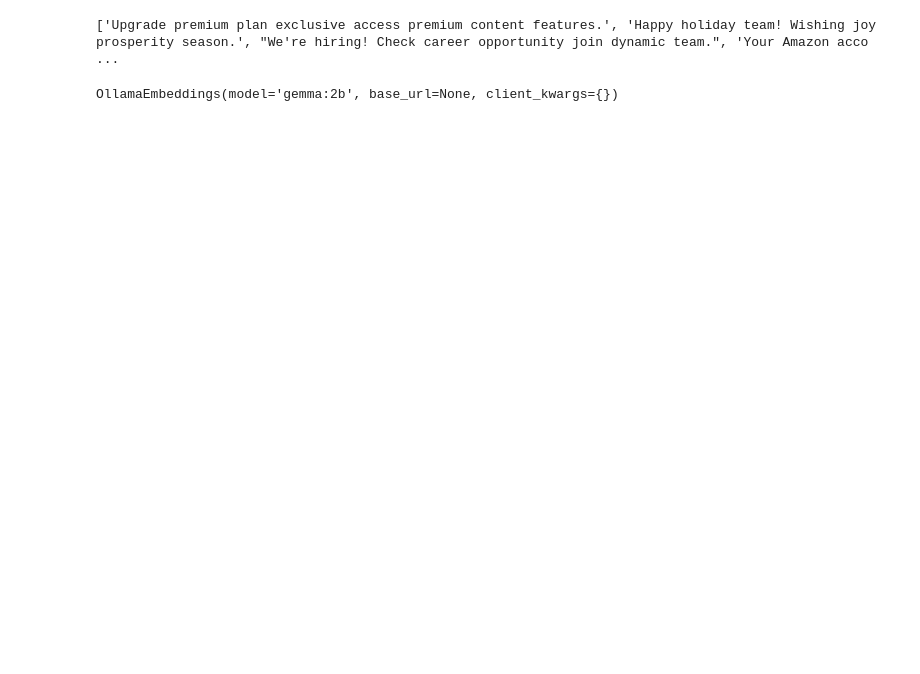
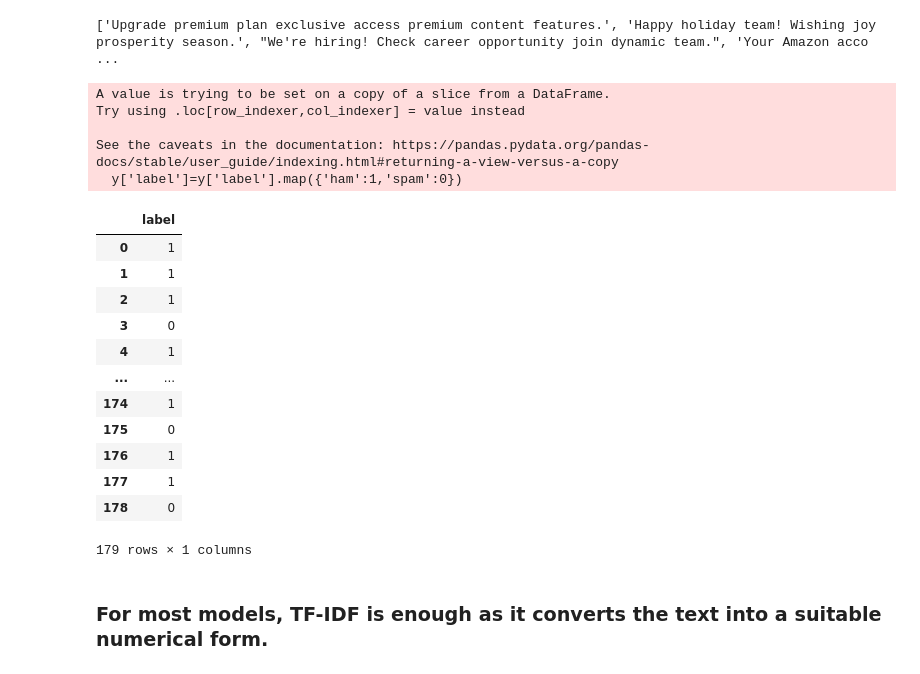
Before and after one commit to 1404Samyak/Spam_Ham-Classification, a Jupyter notebook: classification.ipynb, the cells around one changed output. Saved outputs shown, nothing was run; the diff lists cells and outputs as text; code cells hidden in the pictures; blank space fills up the shorter version.

```diff
--- a/classification.ipynb
+++ b/classification.ipynb
@@ -48,9 +48,3 @@ for sentence in corpus:
 print(documents)
 # %% [output]
 ['Upgrade premium plan exclusive access premium content features.', 'Happy holiday team! Wishing joy prosperity season.', "We're hiring! Check career opportunity join dynamic team.", 'Your Amazon acco ...
-# %%
-from langchain_ollama import OllamaEmbeddings
-embeddings=OllamaEmbeddings(model='gemma:2b')
-embeddings
-# %% [output]
-OllamaEmbeddings(model='gemma:2b', base_url=None, client_kwargs={})
@@ -58,0 +51,26 @@ X=embeddings.embed_documents(corpus)
+# %%
+X=documents
+y=data[['label']]
+y['label']=y['label'].map({'ham':1,'spam':0})
+# %% [output]
+A value is trying to be set on a copy of a slice from a DataFrame.
+Try using .loc[row_indexer,col_indexer] = value instead
+
+See the caveats in the documentation: https://pandas.pydata.org/pandas-docs/stable/user_guide/indexing.html#returning-a-view-versus-a-copy
+  y['label']=y['label'].map({'ham':1,'spam':0})
+# %%
+y
+# %% [output]
+|  | label |
+| 0 | 1 |
+| 1 | 1 |
+| 2 | 1 |
+| 3 | 0 |
+| 4 | 1 |
+| ... | ... |
+| 174 | 1 |
+| 175 | 0 |
+| 176 | 1 |
+| 177 | 1 |
+| 178 | 0 |
+179 rows × 1 columns
@@ -58,0 +84,2 @@ X=embeddings.embed_documents(corpus)
+# %% [markdown]
+### For most models, TF-IDF is enough as it converts the text into a suitable numerical form.
```
Also changed, not shown: parts of 12 cells of this notebook.
